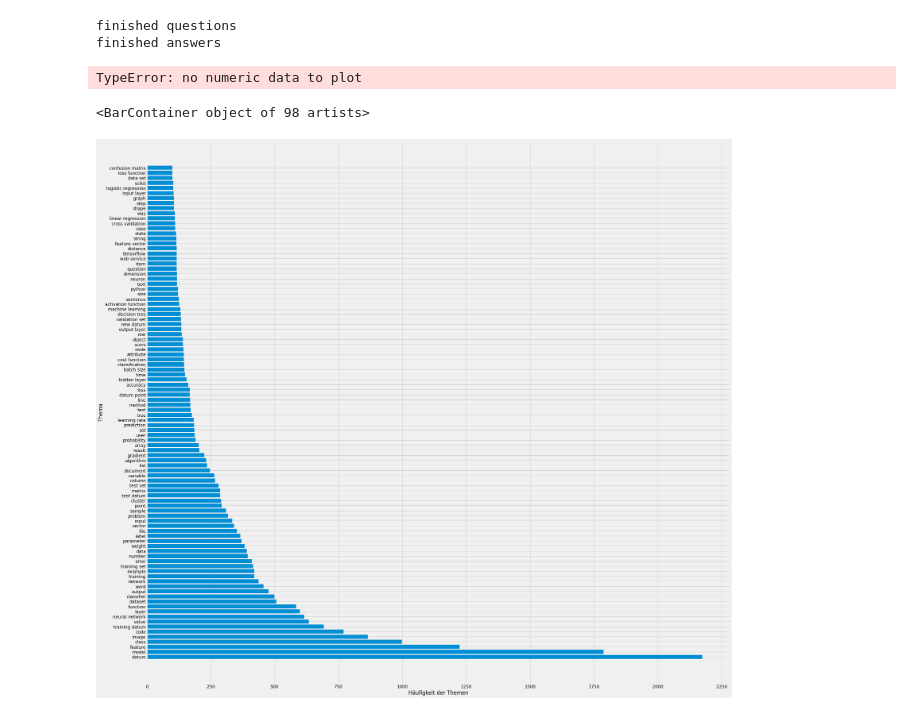
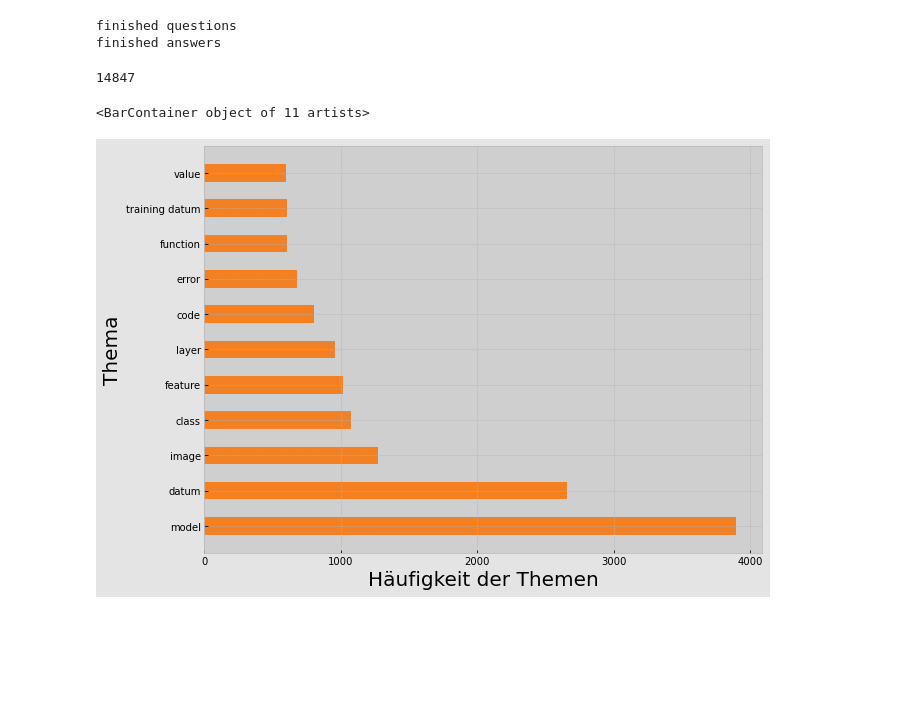
Before and after one commit to LBraunshausen/MSR-project, a Jupyter notebook: RQ1.ipynb, the cells around one changed output. Drawn from its saved outputs; the diff is of its cells as text; code cells hidden in the pictures; blank space fills up the shorter version.

Commit message:
updated visualization

```diff
--- a/RQ1.ipynb
+++ b/RQ1.ipynb
@@ -148,15 +137,3 @@ print("finished answers")
 # %% [output]
 finished questions
 finished answers
-# %%
-bigger_than_x_counter = Counter({k: c for k,c in topic_counter.items() if c >= 50})
-sorted_counter = bigger_than_x_counter.most_common()
-df = pd.DataFrame.from_dict(bigger_than_x_counter, orient='index', columns=["Häufigkeit"]).sort_values(by=['Häufigkeit'], ascending=False)
-
-plt.style.use('fivethirtyeight')
-
-figure = df.plot(kind = 'bar', figsize=(25, 25))
-figure.set_xlabel("Wort")
-figure.set_ylabel("Häufigkeit")
-# %% [output]
-TypeError: no numeric data to plot
@@ -167,19 +140,29 @@ relative_counter
+# %%
+bigger_than_x_counter["model"]
+# %% [output]
+14847
 # %%
 # vectorizer with threshold
-bigger_than_x_counter = Counter({k: c for k,c in sorted(topic_counter.items(), key=lambda item: item[1], reverse=True) if c >= 100})
+bigger_than_x_counter = Counter({k: c for k,c in sorted(topic_counter.items(), key=lambda item: item[1], reverse=True)if c >= 500})
 
 keys = list(bigger_than_x_counter.keys())
 values = bigger_than_x_counter.values()
+plt.style.use('bmh')
 
-fig, ax = plt.subplots(figsize=(30,30))
-plt.xticks(np.arange(0, max(values)+250, 250.0))
+fig, ax = plt.subplots(figsize=(10,7.5))
+fig.patch.set_facecolor('#BCBBBB')
+fig.patch.set_alpha(0.4)
+
+plt.xticks(np.arange(0, max(values)+1000, 1000.0))
 #ax.xaxis.tick_top()
-plt.xlabel('Häufigkeit der Themen')
-plt.ylabel('Thema')
-ax.barh(keys, values)
+plt.xlabel('Häufigkeit der Themen', fontsize=20)
+plt.ylabel('Thema', fontsize=20)
+ax.patch.set_facecolor('#BCBBBB')
+ax.patch.set_alpha(0.5)
+ax.barh(keys, values, height=0.5, color='#F48024')
 # %% [output]
-<BarContainer object of 98 artists>
+<BarContainer object of 11 artists>
-[figure, old version]
+[figure, new version]
 # %%
 # vectorizer with percent
 bigger_than_x_counter = Counter({k: c for k,c in sorted(topic_counter.items(), key=lambda item: item[1], reverse=True) if c >= 100})
```
Also changed, not shown: parts of 8 cells of this notebook, 1 other file.
